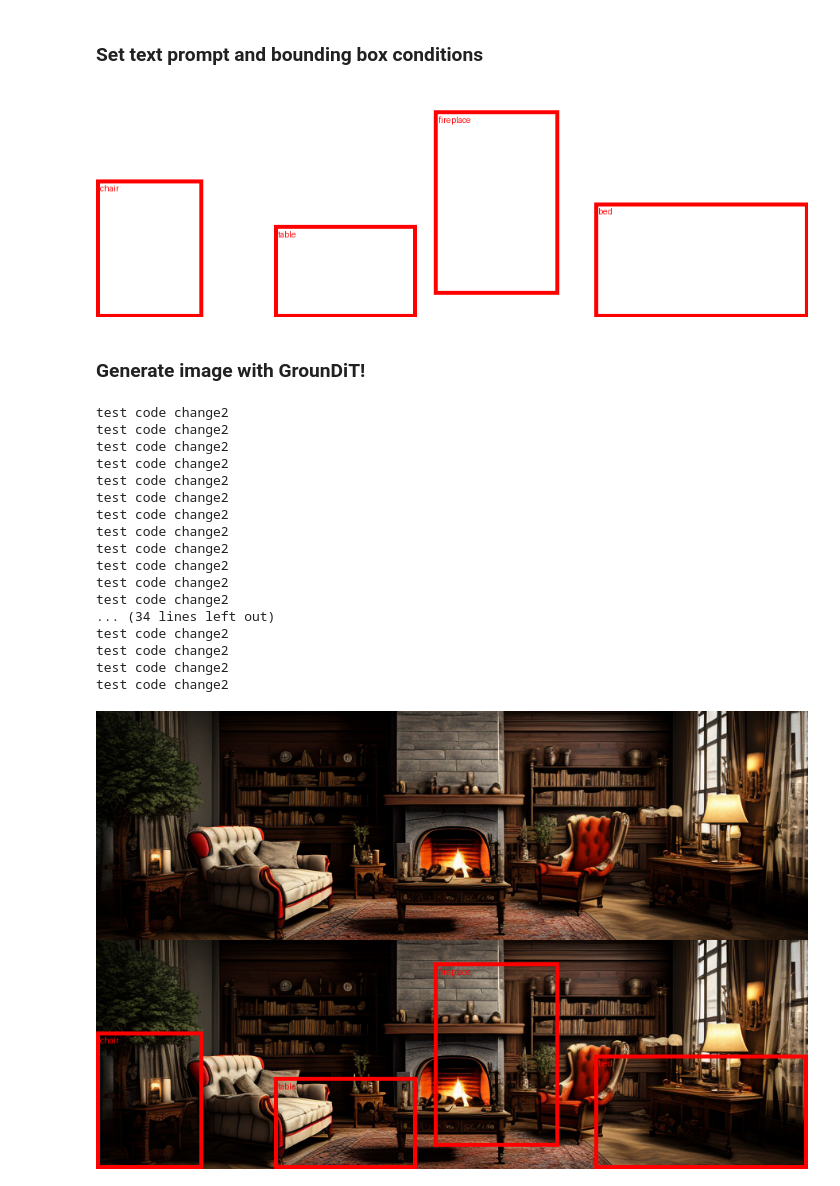
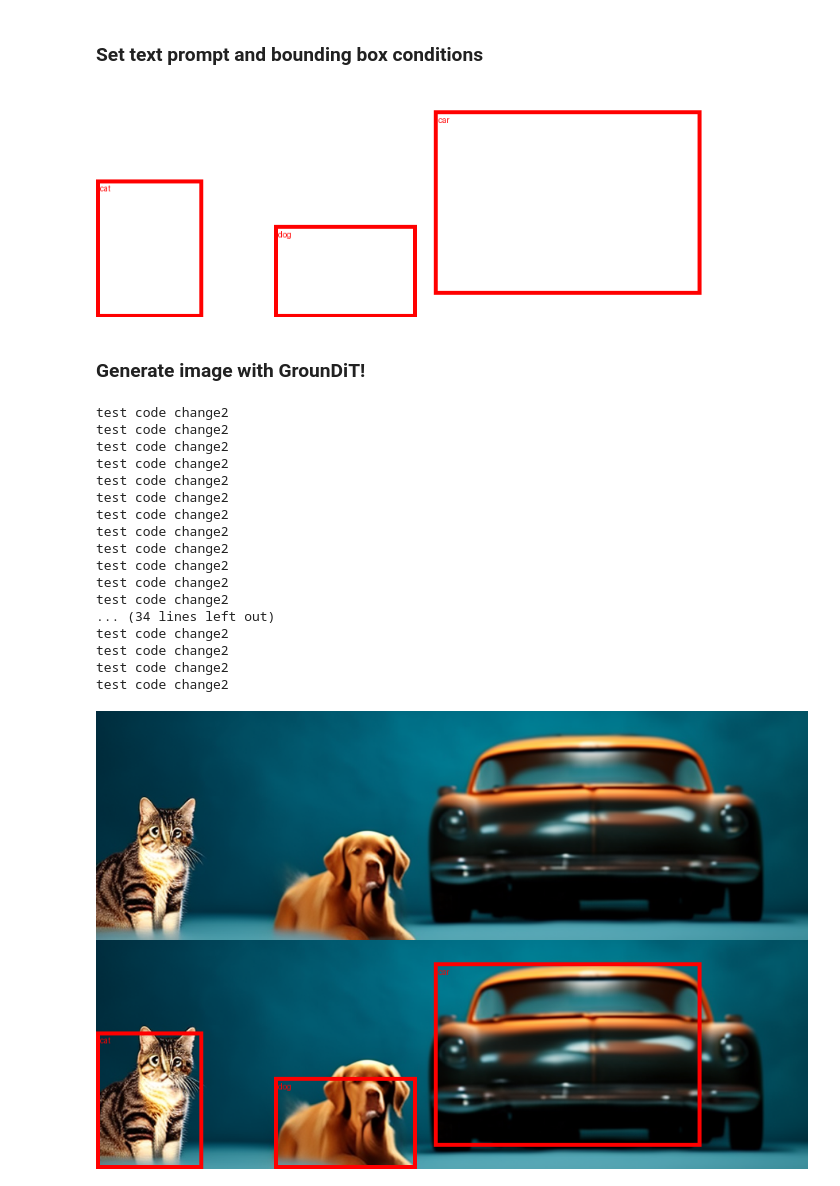
Before and after one commit to Rezaei-Parham/Artificial-Intelligence-CE417, a Jupyter notebook: groundit_demo.ipynb, the cells around one changed output. Saved outputs shown, nothing was run; the diff lists cells and outputs as text; code cells hidden in the pictures.

```diff
--- a/groundit_demo.ipynb
+++ b/groundit_demo.ipynb
@@ -75,26 +75,26 @@ Some weights of the model checkpoint at PixArt-alpha/PixArt-XL-2-512x512 were no
 # %%
 # Text and bounding box conditions for GrounDiT
 # NOTE: Change the prompt and phrases to generate different images!
 data = {
-    "prompt": "a wide view picture of an antique living room with a chair, table, fireplace, and a bed",
-    "phrases": ["chair", "table", "fireplace", "bed"],
-    "bboxes": [[[0.0, 0.4, 0.15, 1.0]], [[0.25, 0.6, 0.45, 1.0]], [[0.475, 0.1, 0.65, 0.9]], [[0.7, 0.5, 1.0, 1.0]]],
+    "prompt": "a cat to the left of a dog. A car is located right of them.",
+    "phrases": ["cat", "dog", "car"],
+    "bboxes": [[[0.0, 0.4, 0.15, 1.0]], [[0.25, 0.6, 0.45, 1.0]], [[0.475, 0.1, 0.85, 0.9]]],
     "height": 288,
     "width": 896
 }
 
 # Set seed
 seed = 67
 
 # Visualize bounding boxes
 bbox_image = Image.new("RGB", (data["width"], data["height"]), (255, 255, 255))
 draw_box(
     bbox_image, data["bboxes"], ";".join(data["phrases"]),
     height=data["height"], width=data["width"]
 )
 bbox_image
 # %% [output]
-[figure, old version]
+[figure, new version]
 # %% [markdown]
 ### Generate image with GrounDiT!
 # %%
@@ -189,4 +189,4 @@ test code change2
 test code change2
 test code change2
 test code change2
-[figure, old version]
+[figure, new version]
```
